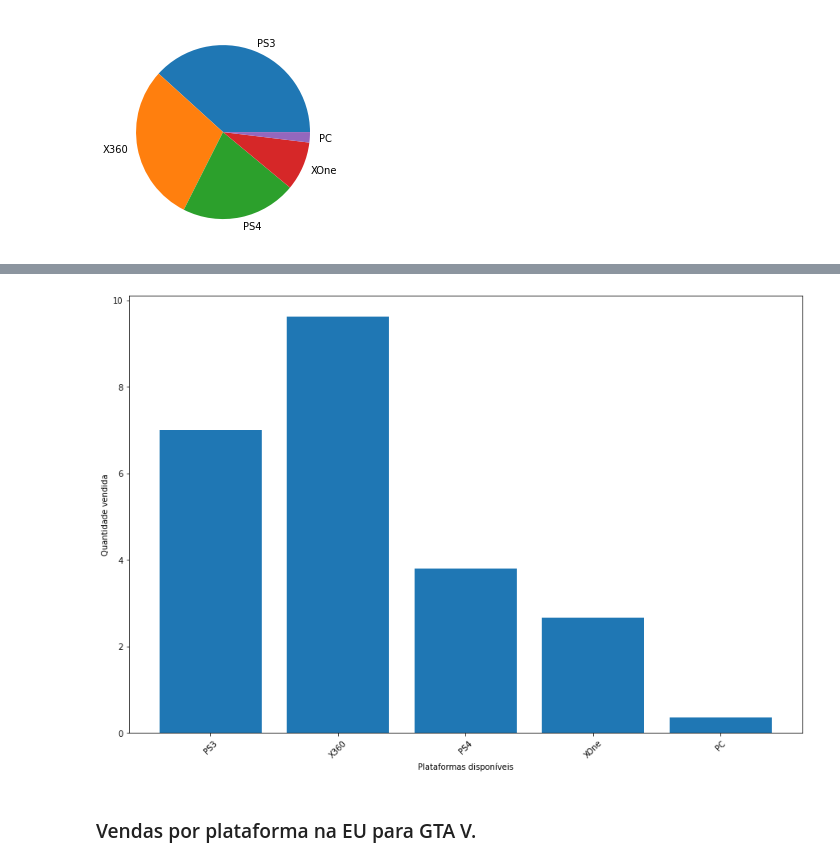
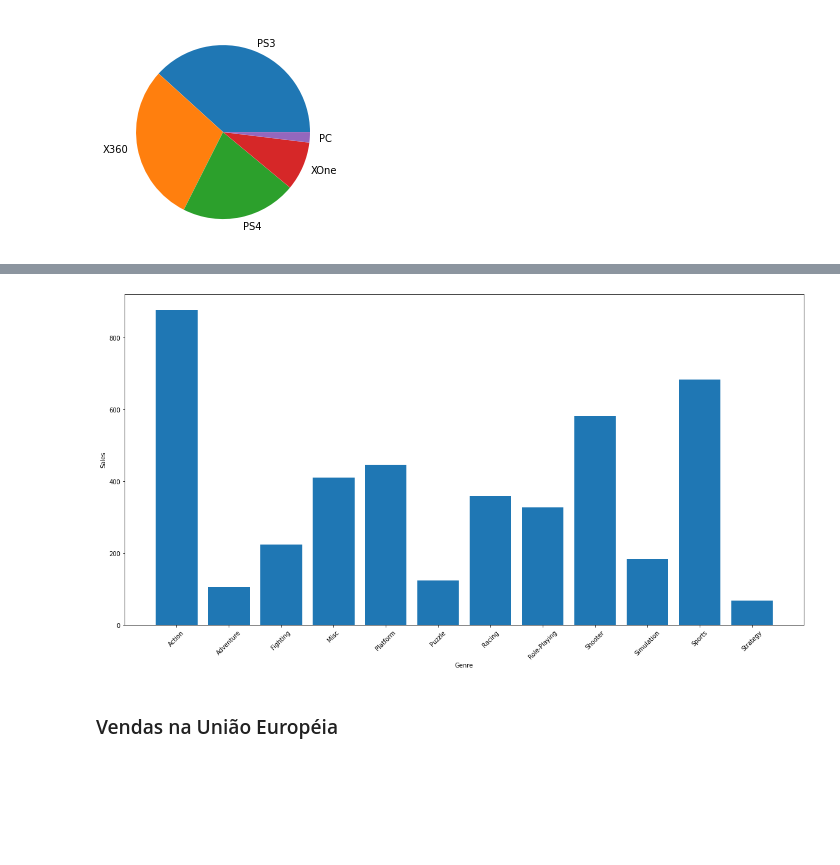
Before and after one commit to mateuspalacio/grupo_four_jupyter, a Jupyter notebook: AV3GerImpSis.ipynb, the cells around one changed output, grey strips where cells are left out. Cells and saved outputs as stored; diff of their text form; code cells hidden in the pictures; blank space fills up the shorter version.

```diff
--- a/AV3GerImpSis.ipynb
+++ b/AV3GerImpSis.ipynb
@@ -125,0 +144,5 @@ plt.show()
+# %%
+df_data_na=df_data.drop(columns=['Rank',
+       'EU_Sales', 'JP_Sales', 'Other_Sales', 'Global_Sales'])
+
+df_data_na
@@ -125,0 +163,7 @@ plt.show()
+# %%
+gf = (df_data_na['NA_Sales']).groupby(df_data_na['Genre']).sum().reset_index(name='NA_Sales')
+fig = plt.figure(figsize=(20,10))
+plt.plot(gf['Genre'], gf['NA_Sales'])
+plt.xlabel('Genre')
+plt.ylabel('Sales')
+plt.show()
@@ -126,15 +172,11 @@ plt.show()
 # %%
-x = df_gta_features['Platform']
-y = df_gta_features['NA_Sales']
-fig=plt.figure(figsize=(15,10))
-plt.bar(x, y, align='center')
-plt.xticks(x, x)
+fig=plt.figure(figsize=(20,10))
+plt.bar(gf['Genre'], gf['NA_Sales'], align='center')
 plt.xticks(rotation=45)
-plt.xlabel('Plataformas disponíveis')
-plt.ylabel('Quantidade vendida')
-# colocar labels plt.xlabel()
+plt.xlabel("Genre")
+plt.ylabel("Sales")
 plt.show()
 # %% [output]
-[figure, old version]
+[figure, new version]
-# %% [markdown]
-### Vendas por plataforma na EU para GTA V.
+# %% [markdown]
+### Vendas na União Européia
```
Also changed, not shown: parts of 25 cells of this notebook.
